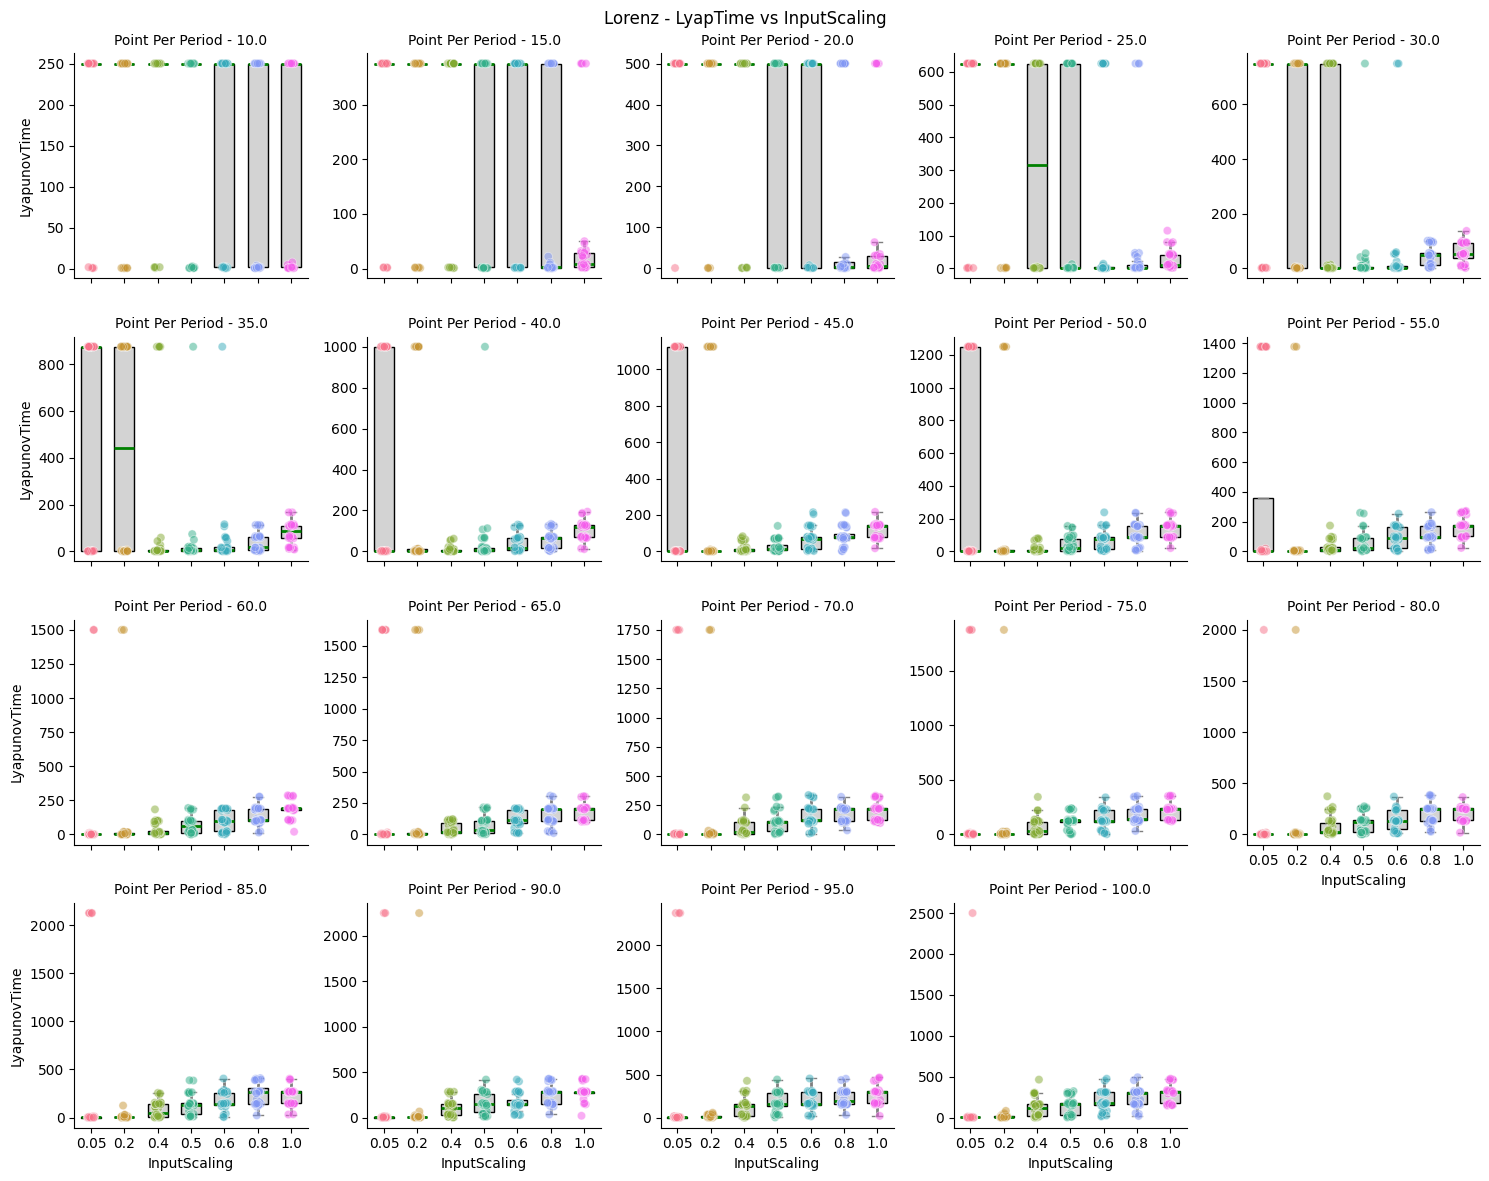
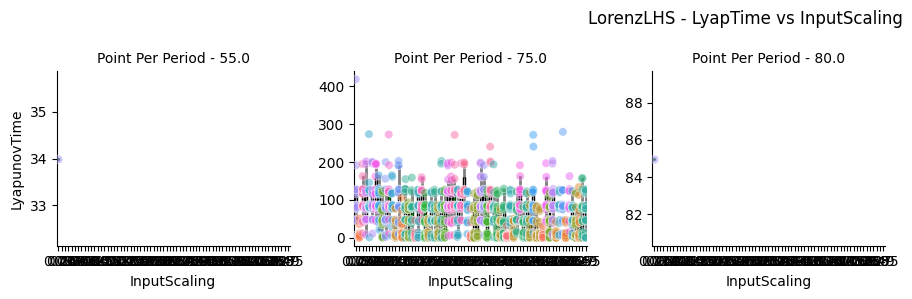
The notebook cell's code change between the first figure and the second:
--- before
+++ after
@@ -28,3 +28,3 @@
 g.fig.suptitle(f"{system_name} - LyapTime vs InputScaling")
 plt.tight_layout()
-plt.savefig(f"{save_path}/{system_name}_LyapTime_InputScaling", dpi = 600)
+#plt.savefig(f"{save_path}/{system_name}_LyapTime_InputScaling", dpi = 600)

Commit: updated 3d Plots to handle new LHS calculations